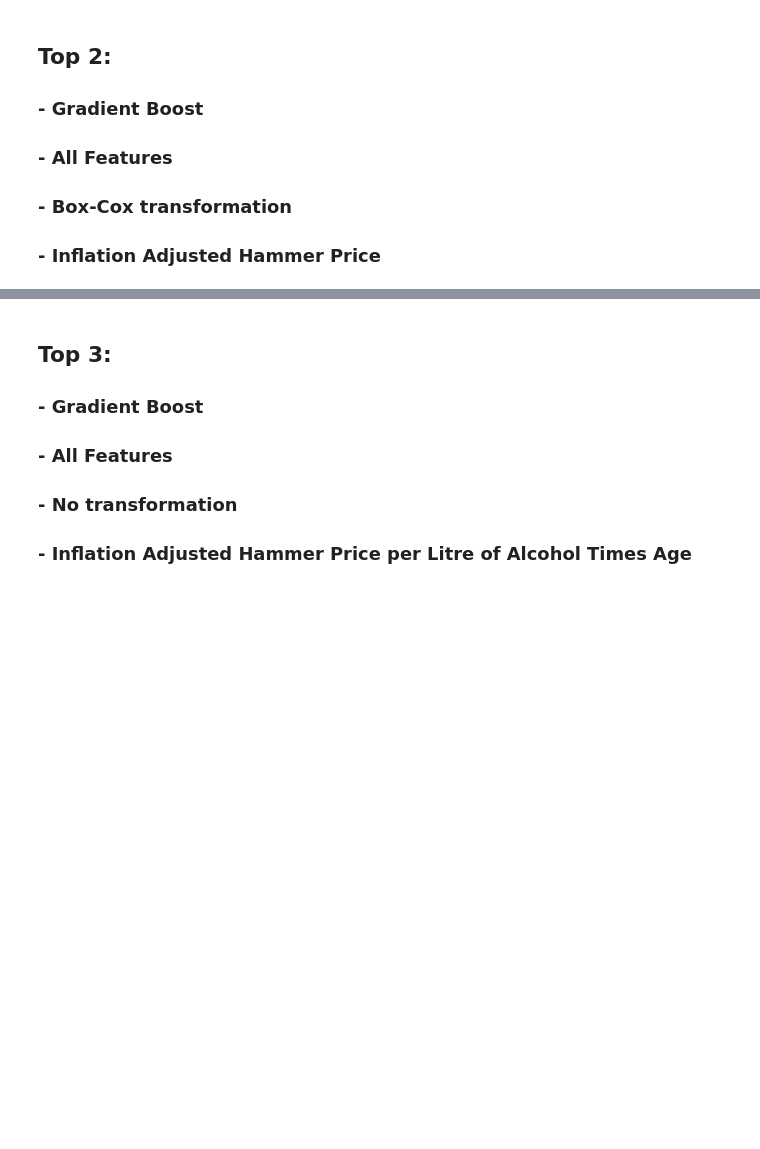
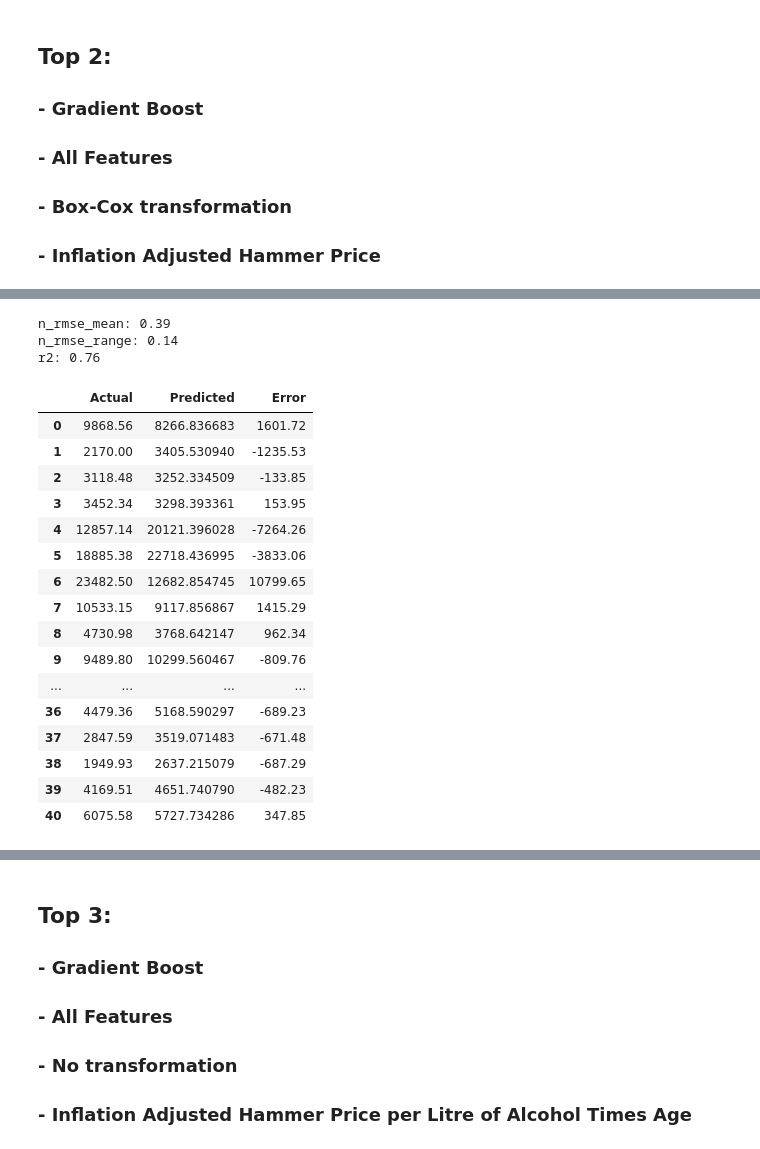
Before and after one commit to joaopaivaa/Cask-Worth, a Jupyter notebook: model.ipynb, the cells around one changed output, grey strips where cells are left out. Cells and saved outputs as stored; diff of their text form; code cells hidden in the pictures; blank space fills up the shorter version.

```diff
--- a/model.ipynb
+++ b/model.ipynb
@@ -6153,0 +6473,3 @@ df_metrics.loc[0:2,]
+# %%
+x_train = x_train_per_rla_times_age[significant_features]
+x_test = x_test_per_rla_times_age[significant_features]
@@ -6157,3 +6536,17 @@ df_metrics.loc[0:2,]
 ### - All Features
 ### - Box-Cox transformation
 ### - Inflation Adjusted Hammer Price
+# %%
+y = y_standard
+
+x_train = x_train_standard
+x_test = x_test_standard
+y_train = y_train_standard
+y_test = y_test_standard
+
+# Log transformation
+y_train_log = y_train_log_standard
+
+# Box-Cox transformation
+y_train_boxcox = y_train_boxcox_standard
+fitted_lambda = fitted_lambda_standard
@@ -6159,0 +6587,50 @@ df_metrics.loc[0:2,]
+# %%
+features = 'All features'
+transformation =  'Box-Cox transformation'
+y_variable = 'Inflation Adjusted Hammer Price'
+
+pred_vs_test = pd.DataFrame({'Actual': y_test.values, 'Predicted': inv_boxcox(y_pred, fitted_lambda)})
+pred_vs_test['Error'] = round(pred_vs_test['Actual'] - pred_vs_test['Predicted'], 2)
+
+n_rmse_mean = np.sqrt(np.mean(pred_vs_test['Error']**2)) / y_test.mean()
+
+n_rmse_range = np.sqrt(np.mean(pred_vs_test['Error']**2)) / (y_test.max() - y_test.min())
+
+r2 = r2_score(y_test, inv_boxcox(y_pred, fitted_lambda))
+
+print(f"n_rmse_mean: {n_rmse_mean:.2f}")
+
+print(f"n_rmse_range: {n_rmse_range:.2f}")
+
+print(f"r2: {r2:.2f}")
+
+top3_models_experimented.append({'model': 'Gradient Boost',
+                                 'features': features,
+                                 'transformation': transformation,
+                                 'n_rmse_mean': n_rmse_mean,
+                                 'n_rmse_range': n_rmse_range,
+                                 'y_variable': y_variable,
+                                 'r2': r2})
+
+pred_vs_test
+# %% [output]
+n_rmse_mean: 0.39
+n_rmse_range: 0.14
+r2: 0.76
+|  | Actual | Predicted | Error |
+| 0 | 9868.56 | 8266.836683 | 1601.72 |
+| 1 | 2170.00 | 3405.530940 | -1235.53 |
+| 2 | 3118.48 | 3252.334509 | -133.85 |
+| 3 | 3452.34 | 3298.393361 | 153.95 |
+| 4 | 12857.14 | 20121.396028 | -7264.26 |
+| 5 | 18885.38 | 22718.436995 | -3833.06 |
+| 6 | 23482.50 | 12682.854745 | 10799.65 |
+| 7 | 10533.15 | 9117.856867 | 1415.29 |
+| 8 | 4730.98 | 3768.642147 | 962.34 |
+| 9 | 9489.80 | 10299.560467 | -809.76 |
+| ... | ... | ... | ... |
+| 36 | 4479.36 | 5168.590297 | -689.23 |
+| 37 | 2847.59 | 3519.071483 | -671.48 |
+| 38 | 1949.93 | 2637.215079 | -687.29 |
+| 39 | 4169.51 | 4651.740790 | -482.23 |
+| 40 | 6075.58 | 5727.734286 | 347.85 |
```
Also changed, not shown: parts of 109 cells of this notebook.
